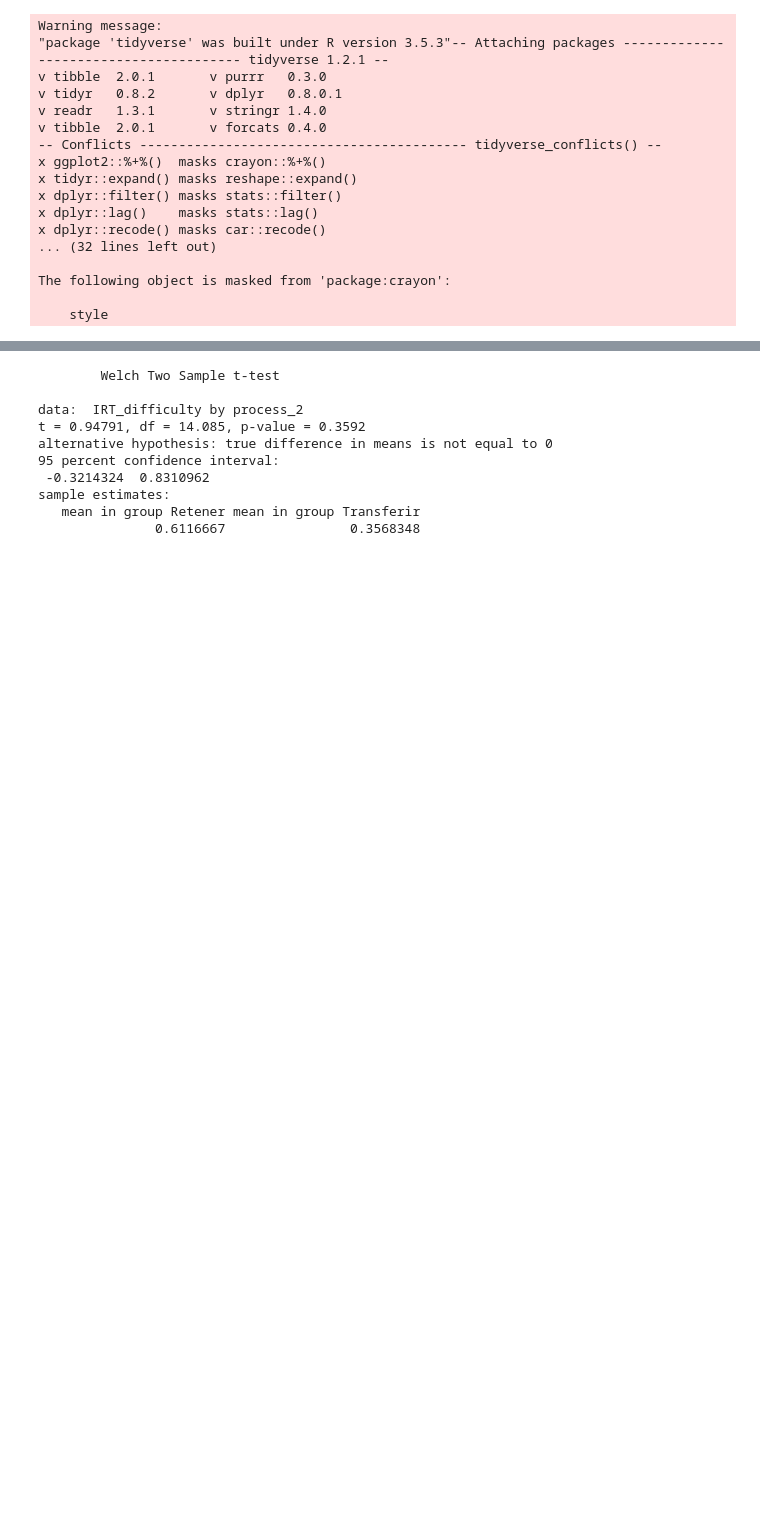
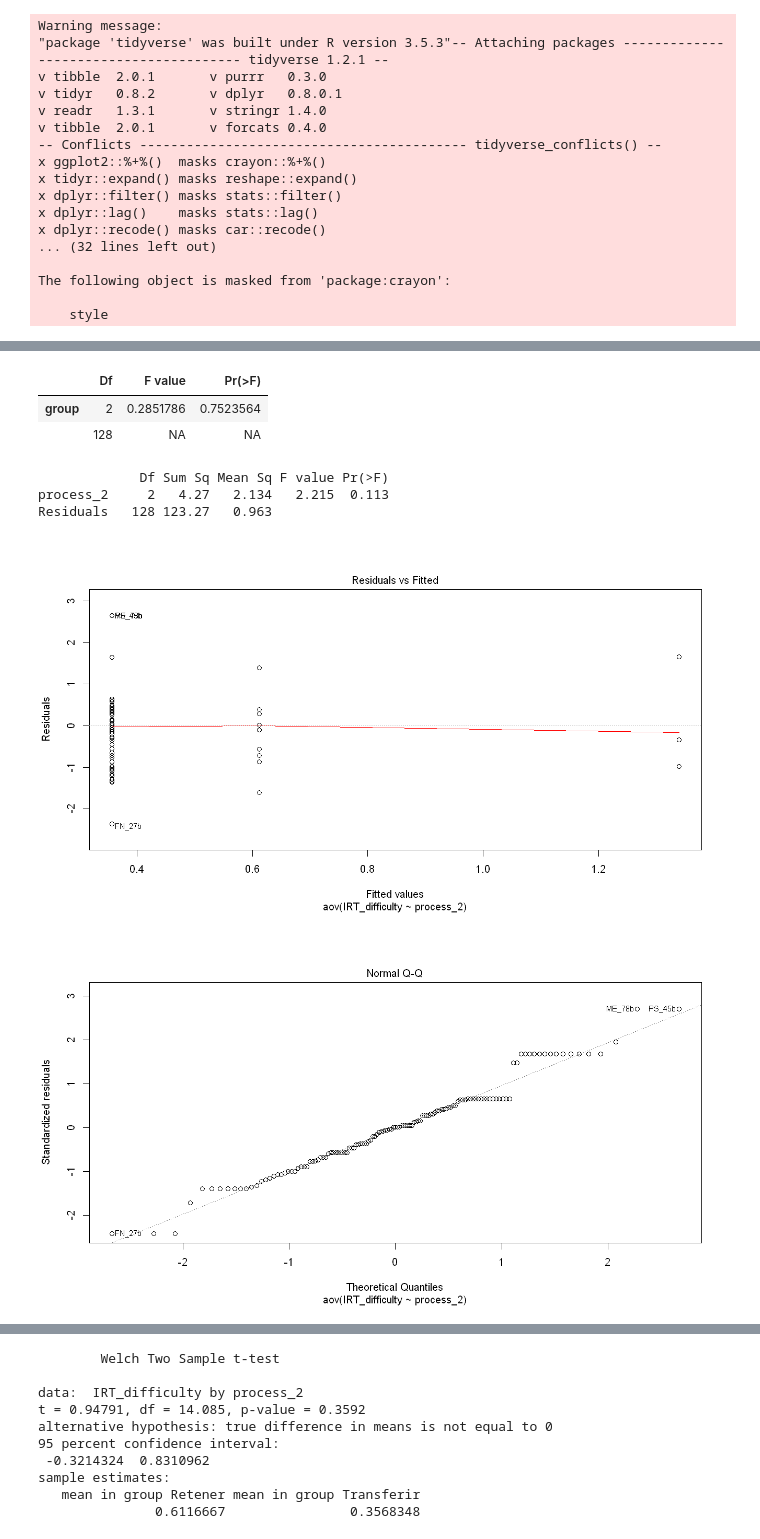
Before and after one commit to Yagwar/ASAG_Test, a Jupyter notebook: Final Results.ipynb, the cells around one changed output, grey strips where cells are left out. Cells and saved outputs as stored; diff of their text form; code cells hidden in the pictures; blank space fills up the shorter version.

```diff
--- a/Final Results.ipynb
+++ b/Final Results.ipynb
@@ -152,0 +220,15 @@ Warning message in grid.Call(C_textBounds, as.graphicsAnnot(x$label), x$x, x$y,
+# %%
+leveneTest(IRT_difficulty ~ process_2, data = data)
+irt_process_2_aov <- aov(IRT_difficulty ~ process_2, data = data)
+summary(irt_process_2_aov)
+plot(irt_process_2_aov, 1)
+plot(irt_process_2_aov, 2)
+# %% [output]
+|  | Df | F value | Pr(>F) |
+| group | 2 | 0.2851786 | 0.7523564 |
+|  | 128 | NA | NA |
+             Df Sum Sq Mean Sq F value Pr(>F)
+process_2     2   4.27   2.134   2.215  0.113
+Residuals   128 123.27   0.963
+[figure, added]
+[figure, added]
```
Also changed, not shown: parts of 7 cells of this notebook.
